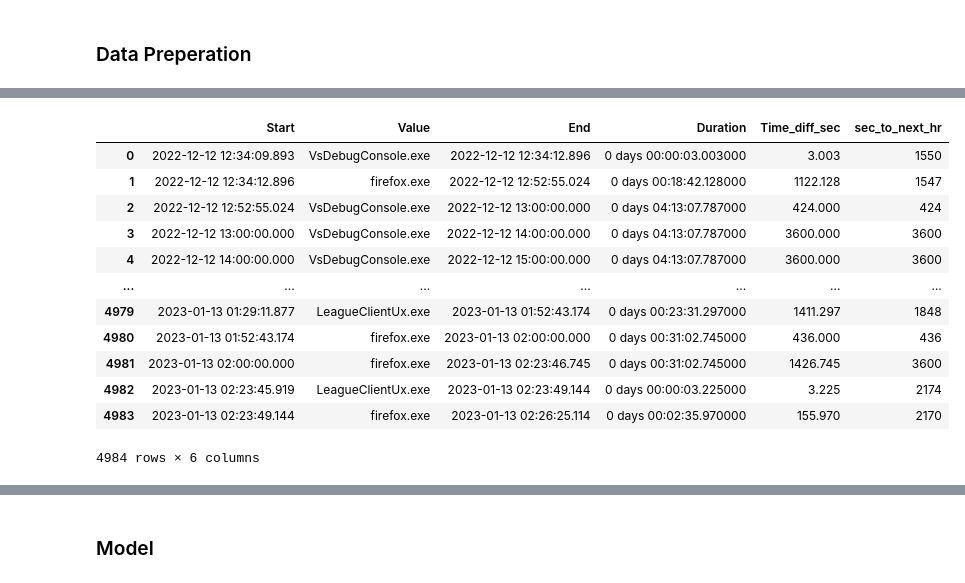
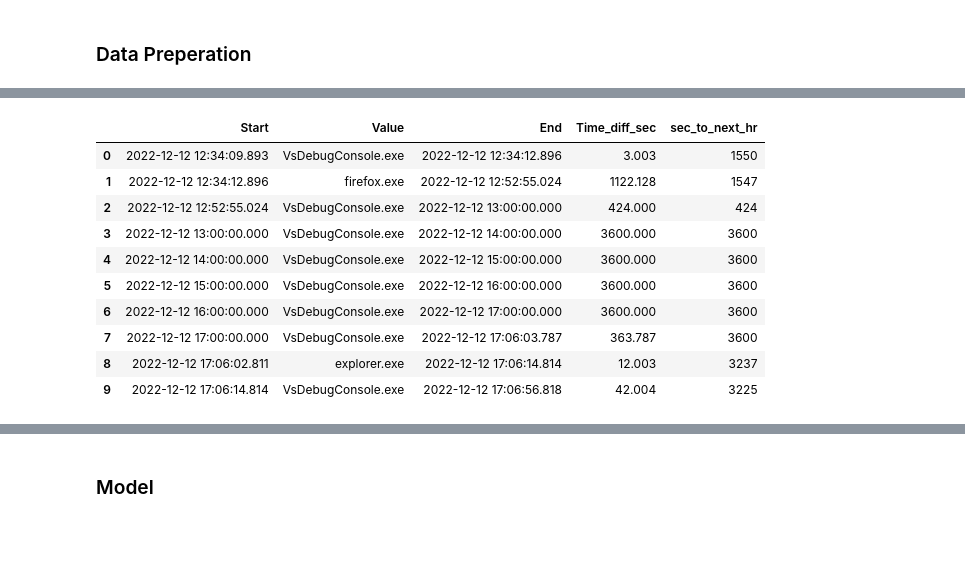
Before and after one commit to ym820/foreground_window_forcast, a Jupyter notebook: notebooks/LSTM.ipynb, the cells around one changed output, grey strips where cells are left out. Saved outputs shown, nothing was run; the diff lists cells and outputs as text; code cells hidden in the pictures; blank space fills up the shorter version.

```diff
--- a/notebooks/LSTM.ipynb
+++ b/notebooks/LSTM.ipynb
@@ -16,4 +19,6 @@ import plotly.graph_objects as go
 df = pd.read_csv("/Users/yikaimao/Desktop/DSC_180B/Intel-capstone/data/processed/lstm_dataset_local.csv", parse_dates=['Start', 'End'])
 df['Duration'] = df['Duration'].apply(lambda x: pd.Timedelta(x))
 df['Time_diff_sec'] = df['Duration'].apply(lambda x: x.total_seconds())
-# df['Time_diff_min'] = df['Time_diff_sec'] / 60
+df = df.drop(columns='Duration')
+delta = datetime.timedelta(hours=1)
+df['sec_to_next_hr'] = df['Start'].apply(lambda x: ((x+delta).replace(microsecond=0, second=0, minute=0) - x).seconds)
@@ -42,19 +58,18 @@ def func(row):
         return pd.DataFrame(helper(row))
     return pd.DataFrame([row])
 # %%
-df = pd.concat([func(row) for _, row in df.iterrows()], ignore_index=True)
-df
+processed_df = pd.concat([func(row) for _, row in df.iterrows()], ignore_index=True)
+
+processed_df.head(10)
 # %% [output]
-|  | Start | Value | End | Duration | Time_diff_sec | sec_to_next_hr |
-| 0 | 2022-12-12 12:34:09.893 | VsDebugConsole.exe | 2022-12-12 12:34:12.896 | 0 days 00:00:03.003000 | 3.003 | 1550 |
-| 1 | 2022-12-12 12:34:12.896 | firefox.exe | 2022-12-12 12:52:55.024 | 0 days 00:18:42.128000 | 1122.128 | 1547 |
-| 2 | 2022-12-12 12:52:55.024 | VsDebugConsole.exe | 2022-12-12 13:00:00.000 | 0 days 04:13:07.787000 | 424.000 | 424 |
-| 3 | 2022-12-12 13:00:00.000 | VsDebugConsole.exe | 2022-12-12 14:00:00.000 | 0 days 04:13:07.787000 | 3600.000 | 3600 |
-| 4 | 2022-12-12 14:00:00.000 | VsDebugConsole.exe | 2022-12-12 15:00:00.000 | 0 days 04:13:07.787000 | 3600.000 | 3600 |
-| ... | ... | ... | ... | ... | ... | ... |
-| 4979 | 2023-01-13 01:29:11.877 | LeagueClientUx.exe | 2023-01-13 01:52:43.174 | 0 days 00:23:31.297000 | 1411.297 | 1848 |
-| 4980 | 2023-01-13 01:52:43.174 | firefox.exe | 2023-01-13 02:00:00.000 | 0 days 00:31:02.745000 | 436.000 | 436 |
-| 4981 | 2023-01-13 02:00:00.000 | firefox.exe | 2023-01-13 02:23:46.745 | 0 days 00:31:02.745000 | 1426.745 | 3600 |
-| 4982 | 2023-01-13 02:23:45.919 | LeagueClientUx.exe | 2023-01-13 02:23:49.144 | 0 days 00:00:03.225000 | 3.225 | 2174 |
-| 4983 | 2023-01-13 02:23:49.144 | firefox.exe | 2023-01-13 02:26:25.114 | 0 days 00:02:35.970000 | 155.970 | 2170 |
+|  | Start | Value | End | Time_diff_sec | sec_to_next_hr |
+| 0 | 2022-12-12 12:34:09.893 | VsDebugConsole.exe | 2022-12-12 12:34:12.896 | 3.003 | 1550 |
+| 1 | 2022-12-12 12:34:12.896 | firefox.exe | 2022-12-12 12:52:55.024 | 1122.128 | 1547 |
+| 2 | 2022-12-12 12:52:55.024 | VsDebugConsole.exe | 2022-12-12 13:00:00.000 | 424.000 | 424 |
+| 3 | 2022-12-12 13:00:00.000 | VsDebugConsole.exe | 2022-12-12 14:00:00.000 | 3600.000 | 3600 |
+| 4 | 2022-12-12 14:00:00.000 | VsDebugConsole.exe | 2022-12-12 15:00:00.000 | 3600.000 | 3600 |
+| 5 | 2022-12-12 15:00:00.000 | VsDebugConsole.exe | 2022-12-12 16:00:00.000 | 3600.000 | 3600 |
+| 6 | 2022-12-12 16:00:00.000 | VsDebugConsole.exe | 2022-12-12 17:00:00.000 | 3600.000 | 3600 |
+| 7 | 2022-12-12 17:00:00.000 | VsDebugConsole.exe | 2022-12-12 17:06:03.787 | 363.787 | 3600 |
+| 8 | 2022-12-12 17:06:02.811 | explorer.exe | 2022-12-12 17:06:14.814 | 12.003 | 3237 |
+| 9 | 2022-12-12 17:06:14.814 | VsDebugConsole.exe | 2022-12-12 17:06:56.818 | 42.004 | 3225 |
-4984 rows × 6 columns
```
Also changed, not shown: parts of 15 cells of this notebook, 30 other files.
